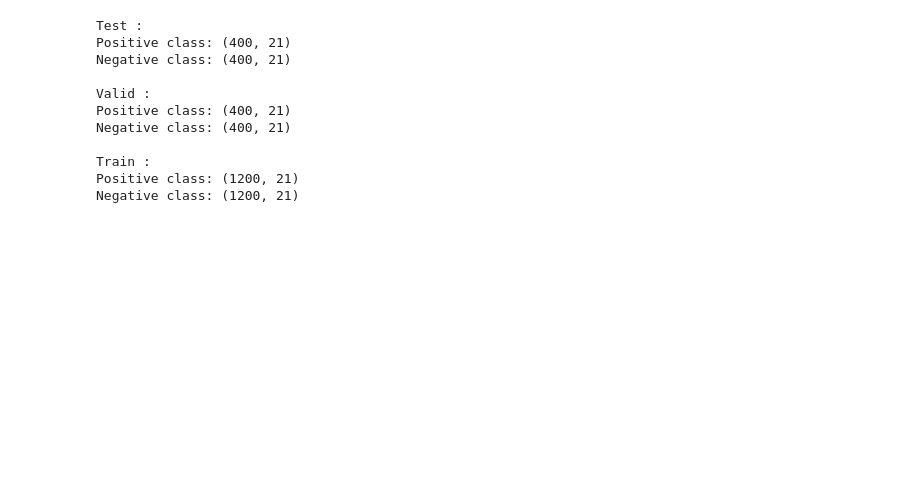
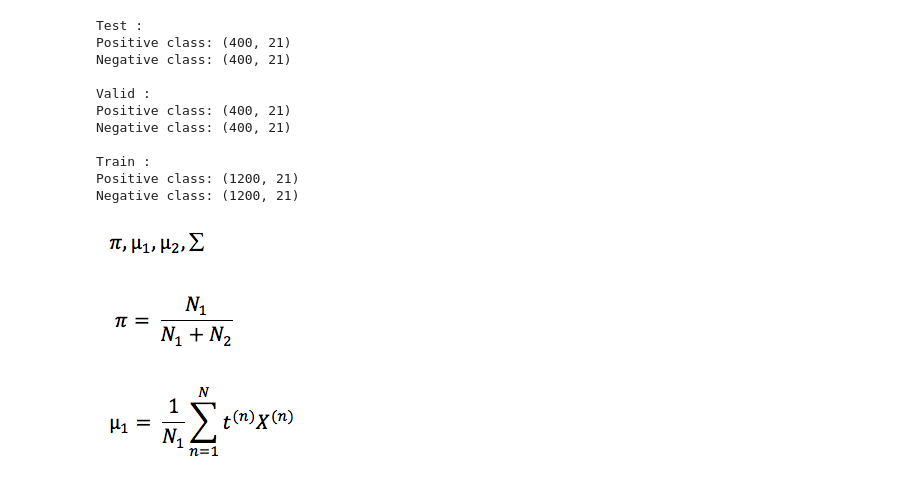
Before and after one commit to atg-abhijay/Comp_551_Assignment_2, a Jupyter notebook: Q1.ipynb, the cells around one changed output. Cells and saved outputs as stored; diff of their text form; code cells hidden in the pictures; blank space fills up the shorter version.

Commit message:
q2 - estimated params of gda

```diff
--- a/Q1.ipynb
+++ b/Q1.ipynb
@@ -105,3 +106,17 @@ valid_df.to_csv("DS1_valid.csv")
 test_df.to_csv("DS1_test.csv")
 # %%
 ######## PART 2 ########
+# %%
+"""
+Parameters for the GDA model
+"""
+Image(filename='./pics/gda_params.png')
+# %% [output]
+[figure, added]
+# %%
+"""
+Estimating pi
+"""
+Image(filename='./pics/gda_pi.png')
+# %% [output]
+[figure, added]
@@ -107,0 +127,7 @@ test_df.to_csv("DS1_test.csv")
+# %%
+"""
+Estimating mu_one
+"""
+Image(filename='./pics/gda_mu_one.png')
+# %% [output]
+[figure, added]
```
Also changed, not shown: parts of 12 cells of this notebook, 8 other files.
